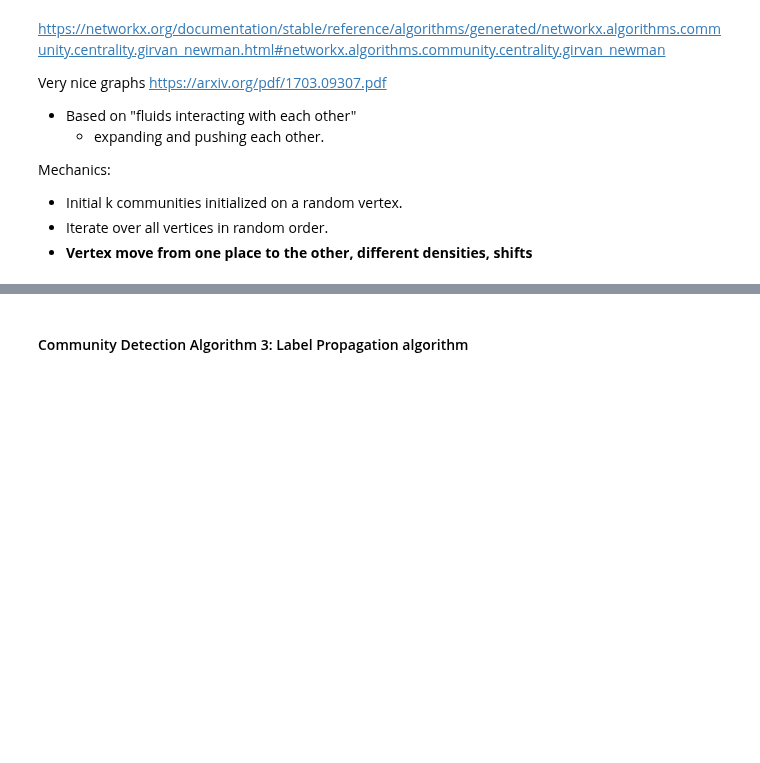
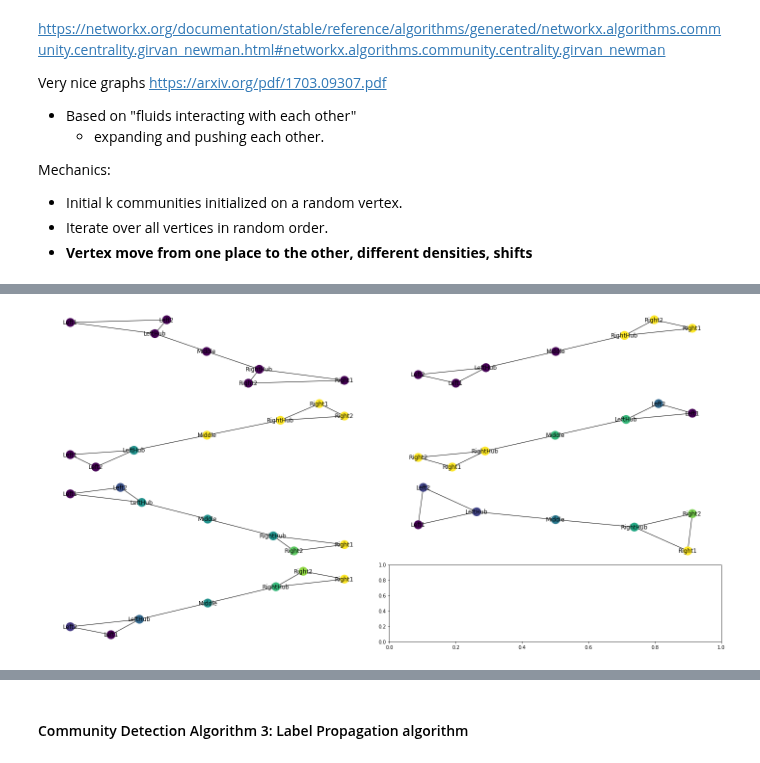
Before and after one commit to EjbejaranosAI/Complex_Networks, a Jupyter notebook: 3_Community_detection/A3-Community_Detection.ipynb, the cells around one changed output, grey strips where cells are left out. Cells and saved outputs as stored; diff of their text form; code cells hidden in the pictures; blank space fills up the shorter version.

```diff
--- a/3_Community_detection/A3-Community_Detection.ipynb
+++ b/3_Community_detection/A3-Community_Detection.ipynb
@@ -257,0 +280,12 @@ nx.draw(g, node_color=color_map, with_labels=True)
+# %%
+fig, axs = plt.subplots(4,2, figsize=(20,10))
+axs = axs.ravel()
+for idx, K in enumerate(range(1,len(g.edges()),1)):
+    fluids = asyn_fluid.asyn_fluidc(G=g, k=K, max_iter=max_iter)
+    l = [fluid for fluid in fluids]
+    cy = lol2idx(l)
+    cd = dict_vals_to_list(cy)
+    nx.draw(g, node_color=cd, with_labels=True, ax=axs[idx])
+plt.tight_layout()
+# %% [output]
+[figure, added]
```
Also changed, not shown: parts of 12 cells of this notebook, 2 other files.
